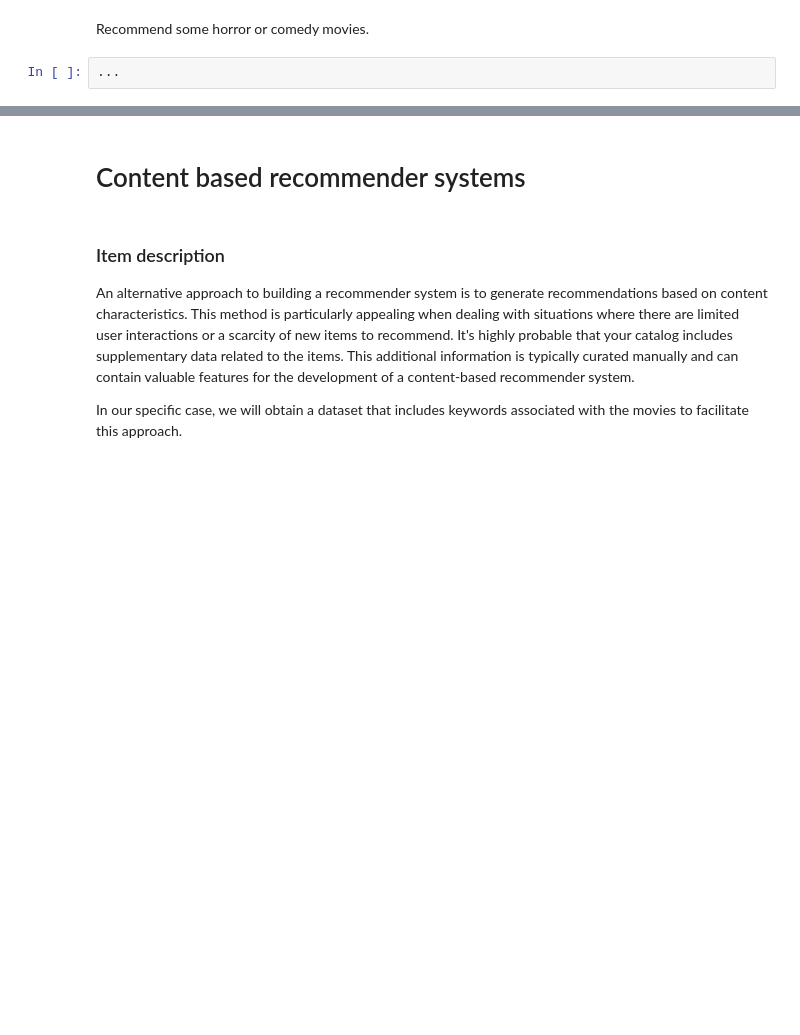
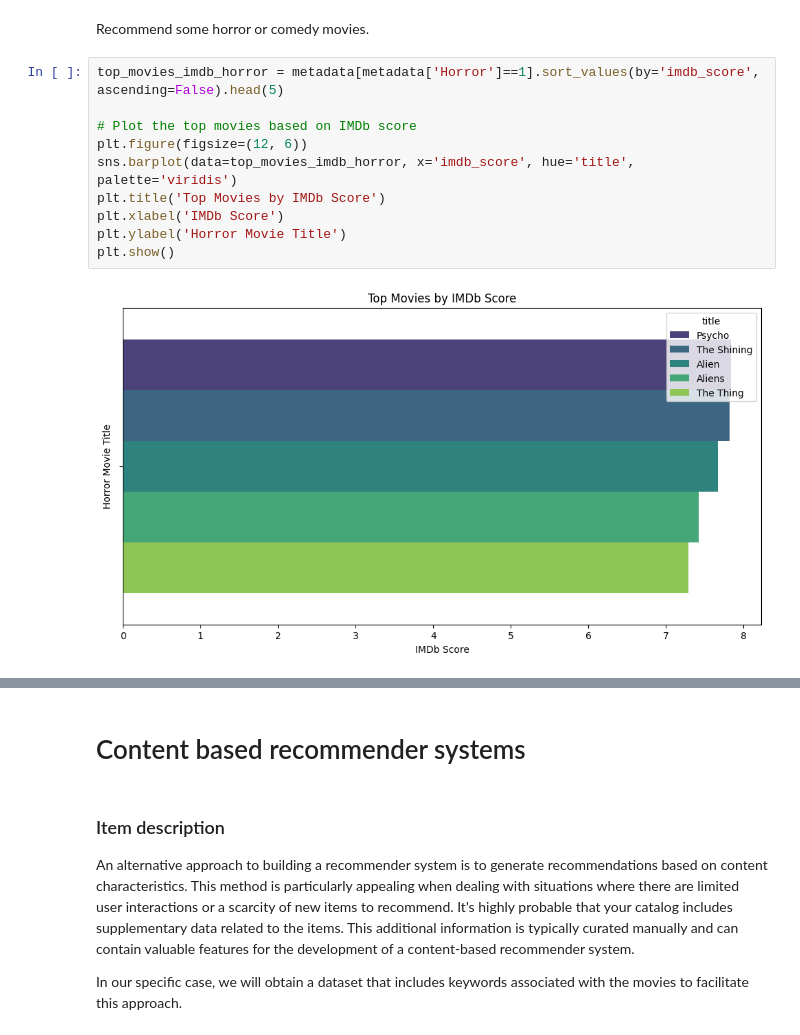
Before and after one commit to skanderrahal11/AIF, a Jupyter notebook: rec_sys/recommender_systems/INSA_Reco.ipynb, the cells around one changed output, grey strips where cells are left out. Drawn from its saved outputs; the diff is of its cells as text; blank space fills up the shorter version.

```diff
--- a/rec_sys/recommender_systems/INSA_Reco.ipynb
+++ b/rec_sys/recommender_systems/INSA_Reco.ipynb
@@ -176,4 +236,14 @@ metadata.head()
 # %% [markdown]
 Recommend some horror or comedy movies.
-# %%
-...
+# %%
+top_movies_imdb_horror = metadata[metadata['Horror']==1].sort_values(by='imdb_score', ascending=False).head(5)
+
+# Plot the top movies based on IMDb score
+plt.figure(figsize=(12, 6))
+sns.barplot(data=top_movies_imdb_horror, x='imdb_score', hue='title', palette='viridis')
+plt.title('Top Movies by IMDb Score')
+plt.xlabel('IMDb Score')
+plt.ylabel('Horror Movie Title')
+plt.show()
+# %% [output]
+[figure, added]
```
Also changed, not shown: parts of 14 cells of this notebook.
